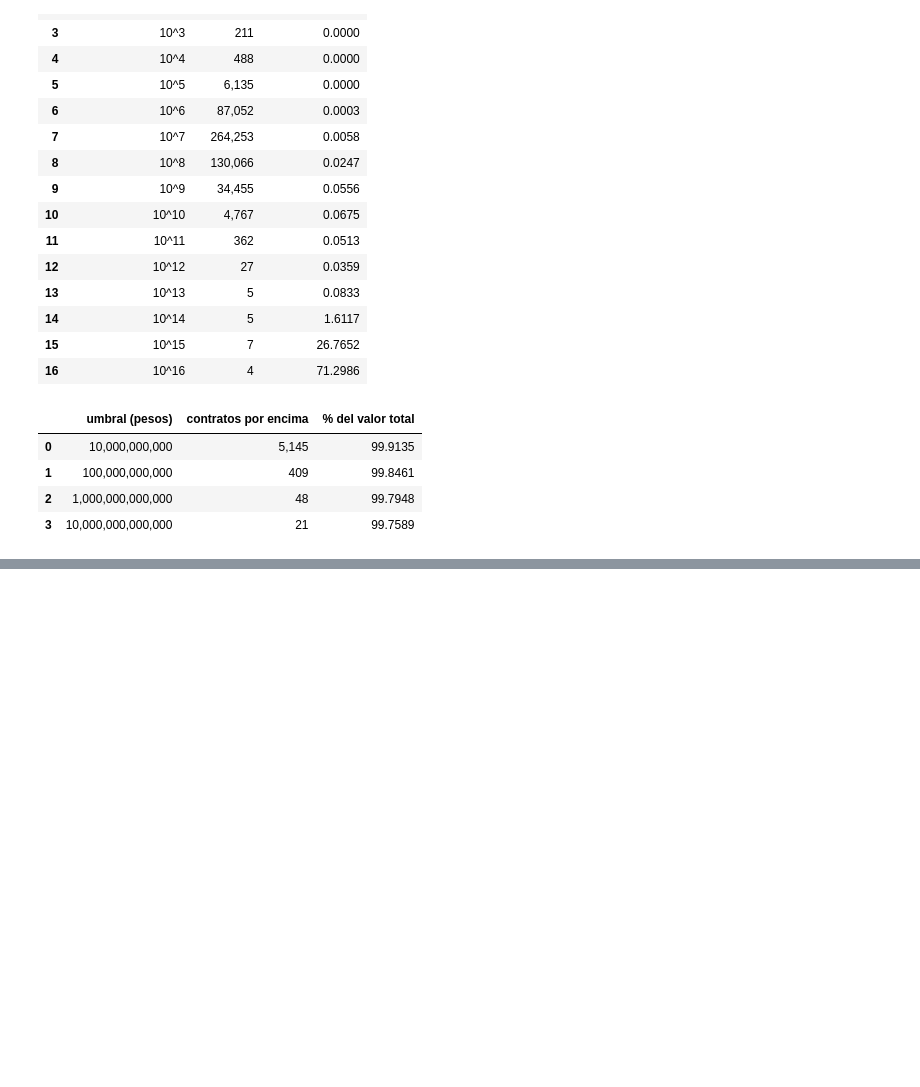
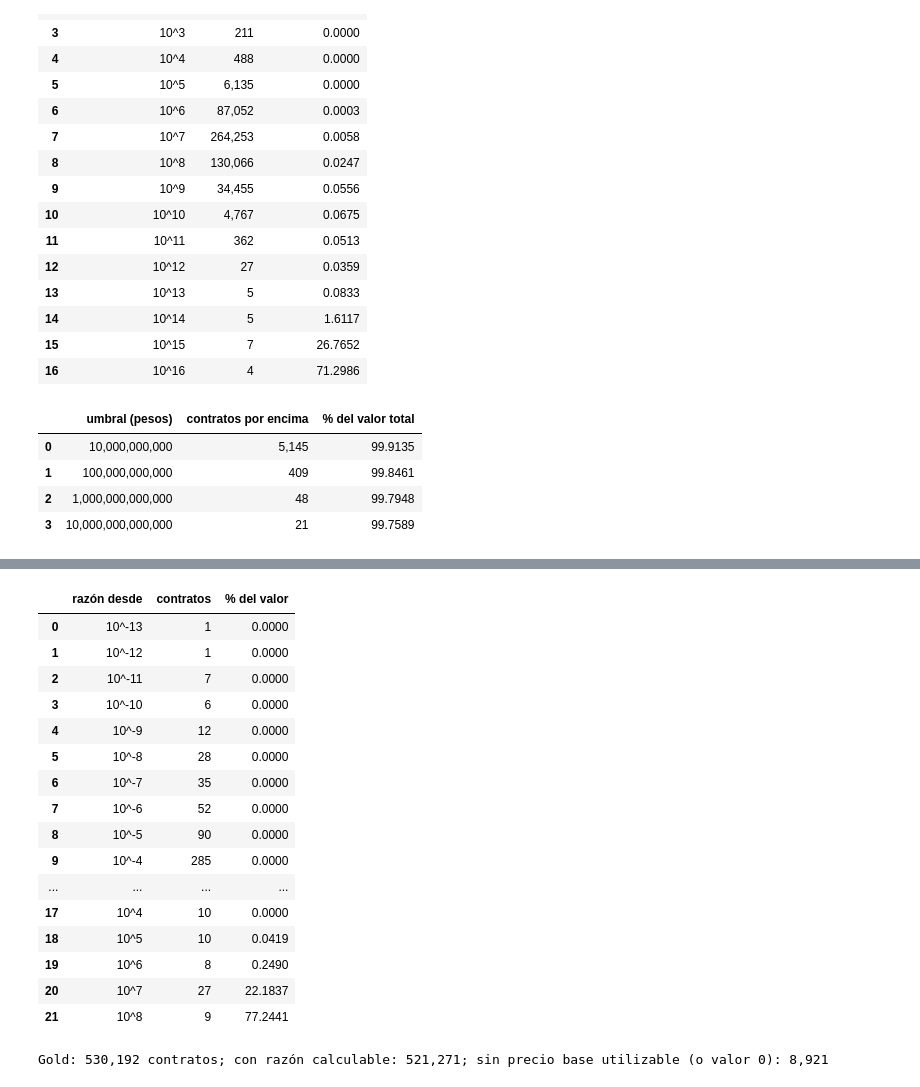
Before and after one commit to PalomaresJonatan13/pamd-secop, a Jupyter notebook: notebooks/04_corte3_silver_gold.ipynb, the cells around one changed output, grey strips where cells are left out. Drawn from its saved outputs; the diff is of its cells as text; code cells hidden in the pictures; blank space fills up the shorter version.

```diff
--- a/notebooks/04_corte3_silver_gold.ipynb
+++ b/notebooks/04_corte3_silver_gold.ipynb
@@ -905,0 +870,41 @@ display(Markdown(f"""
+# %%
+# T1.5 · Gold con marcas: razón valor adjudicado / precio base (reglas en src/pamd/calidad.py; gold no cambia)
+gold_marcado = marcar_atipicos(unificar_nit_entidad(gold), silver).persist(StorageLevel.MEMORY_AND_DISK)
+assert gold_marcado.count() == n_gold, "El join con silver cambió el número de contratos"
+
+con_razon = gold_marcado.filter(F.col("razon_valor_precio_base").isNotNull())
+n_con_razon = con_razon.count()
+valor_con_razon = con_razon.agg(F.sum("valor_total_adjudicacion")).first()[0]
+
+por_razon = (
+    con_razon.withColumn("orden", F.floor(F.log10("razon_valor_precio_base")).cast("int"))
+    .groupBy("orden")
+    .agg(F.count("*").alias("contratos"), F.sum("valor_total_adjudicacion").alias("valor"))
+    .orderBy("orden")
+    .collect()
+)
+display(pd.DataFrame([
+    {"razón desde": f"10^{r['orden']}", "contratos": r["contratos"],
+     "% del valor": 100 * float(r["valor"]) / float(valor_con_razon)}
+    for r in por_razon
+]).style.format({"contratos": "{:,}", "% del valor": "{:.4f}"}))
+print(f"Gold: {n_gold:,} contratos; con razón calculable: {n_con_razon:,}; sin precio base utilizable (o valor 0): {n_gold - n_con_razon:,}")
+# %% [output]
+|  | razón desde | contratos | % del valor |
+| 0 | 10^-13 | 1 | 0.0000 |
+| 1 | 10^-12 | 1 | 0.0000 |
+| 2 | 10^-11 | 7 | 0.0000 |
+| 3 | 10^-10 | 6 | 0.0000 |
+| 4 | 10^-9 | 12 | 0.0000 |
+| 5 | 10^-8 | 28 | 0.0000 |
+| 6 | 10^-7 | 35 | 0.0000 |
+| 7 | 10^-6 | 52 | 0.0000 |
+| 8 | 10^-5 | 90 | 0.0000 |
+| 9 | 10^-4 | 285 | 0.0000 |
+| ... | ... | ... | ... |
+| 17 | 10^4 | 10 | 0.0000 |
+| 18 | 10^5 | 10 | 0.0419 |
+| 19 | 10^6 | 8 | 0.2490 |
+| 20 | 10^7 | 27 | 22.1837 |
+| 21 | 10^8 | 9 | 77.2441 |
+Gold: 530,192 contratos; con razón calculable: 521,271; sin precio base utilizable (o valor 0): 8,921
```
Also changed, not shown: parts of 17 cells of this notebook, 2 other files.
